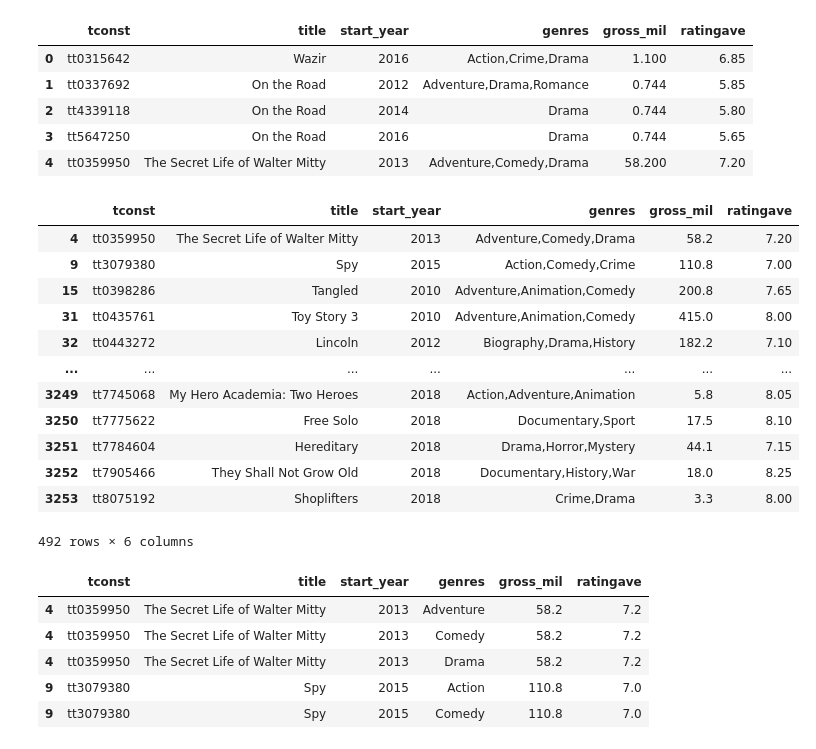
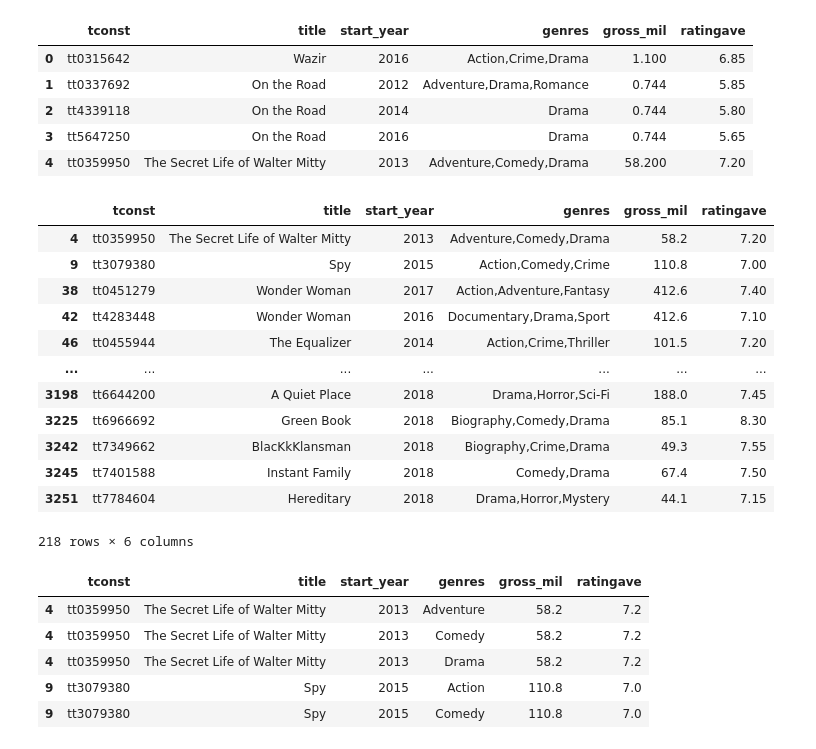
Before and after one commit to rfb-vibe/movie-studio-project, a Jupyter notebook: microsoft-tenne-project.ipynb, the cells around one changed output. Saved outputs shown, nothing was run; the diff lists cells and outputs as text; code cells hidden in the pictures.

```diff
--- a/microsoft-tenne-project.ipynb
+++ b/microsoft-tenne-project.ipynb
@@ -237,22 +248,23 @@ moviedf.head()
 # %%
 # Creating a smaller dataframe of movies with at least a rating of 7.0 and grossed earnings of at least 3mil
 moviedf_small = moviedf[(moviedf['ratingave'] >= 7) &
-                        (moviedf['gross_mil'] >= 3)]
+                        (moviedf['gross_mil'] >= 27.9) &
+                        (moviedf['start_year'] > 2012)]
 moviedf_small
 # %% [output]
 |  | tconst | title | start_year | genres | gross_mil | ratingave |
 | 4 | tt0359950 | The Secret Life of Walter Mitty | 2013 | Adventure,Comedy,Drama | 58.2 | 7.20 |
 | 9 | tt3079380 | Spy | 2015 | Action,Comedy,Crime | 110.8 | 7.00 |
-| 15 | tt0398286 | Tangled | 2010 | Adventure,Animation,Comedy | 200.8 | 7.65 |
-| 31 | tt0435761 | Toy Story 3 | 2010 | Adventure,Animation,Comedy | 415.0 | 8.00 |
-| 32 | tt0443272 | Lincoln | 2012 | Biography,Drama,History | 182.2 | 7.10 |
+| 38 | tt0451279 | Wonder Woman | 2017 | Action,Adventure,Fantasy | 412.6 | 7.40 |
+| 42 | tt4283448 | Wonder Woman | 2016 | Documentary,Drama,Sport | 412.6 | 7.10 |
+| 46 | tt0455944 | The Equalizer | 2014 | Action,Crime,Thriller | 101.5 | 7.20 |
 | ... | ... | ... | ... | ... | ... | ... |
-| 3249 | tt7745068 | My Hero Academia: Two Heroes | 2018 | Action,Adventure,Animation | 5.8 | 8.05 |
-| 3250 | tt7775622 | Free Solo | 2018 | Documentary,Sport | 17.5 | 8.10 |
+| 3198 | tt6644200 | A Quiet Place | 2018 | Drama,Horror,Sci-Fi | 188.0 | 7.45 |
+| 3225 | tt6966692 | Green Book | 2018 | Biography,Comedy,Drama | 85.1 | 8.30 |
+| 3242 | tt7349662 | BlacKkKlansman | 2018 | Biography,Crime,Drama | 49.3 | 7.55 |
+| 3245 | tt7401588 | Instant Family | 2018 | Comedy,Drama | 67.4 | 7.50 |
 | 3251 | tt7784604 | Hereditary | 2018 | Drama,Horror,Mystery | 44.1 | 7.15 |
-| 3252 | tt7905466 | They Shall Not Grow Old | 2018 | Documentary,History,War | 18.0 | 8.25 |
-| 3253 | tt8075192 | Shoplifters | 2018 | Crime,Drama | 3.3 | 8.00 |
-492 rows × 6 columns
+218 rows × 6 columns
 # %%
 # We want to split the genre column for analysis, so that each genre is on its own
 moviedf_small = moviedf_small.assign(genres = moviedf_small['genres'].str.split(',')).explode('genres')
```
Also changed, not shown: parts of 33 cells of this notebook.
